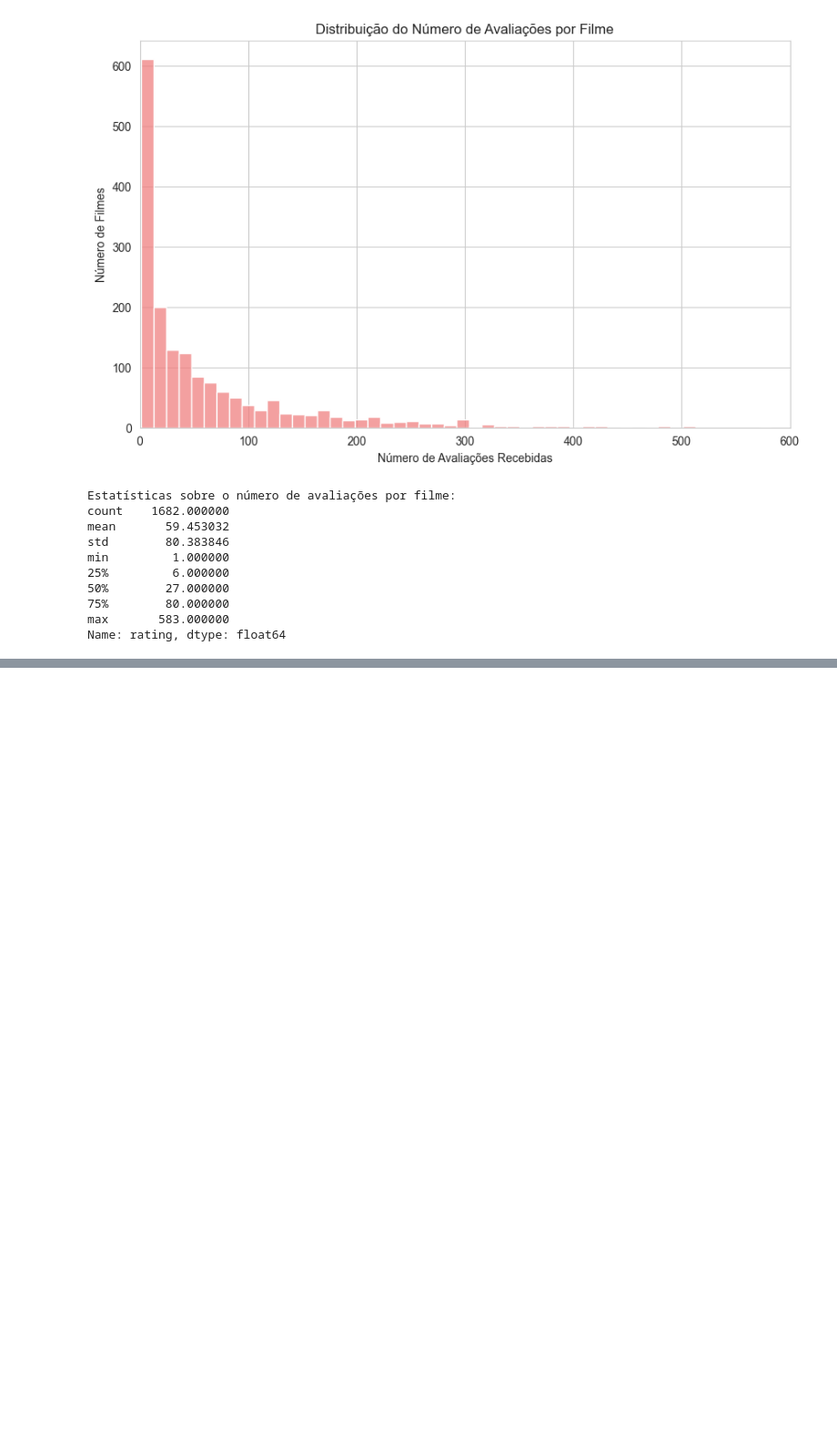
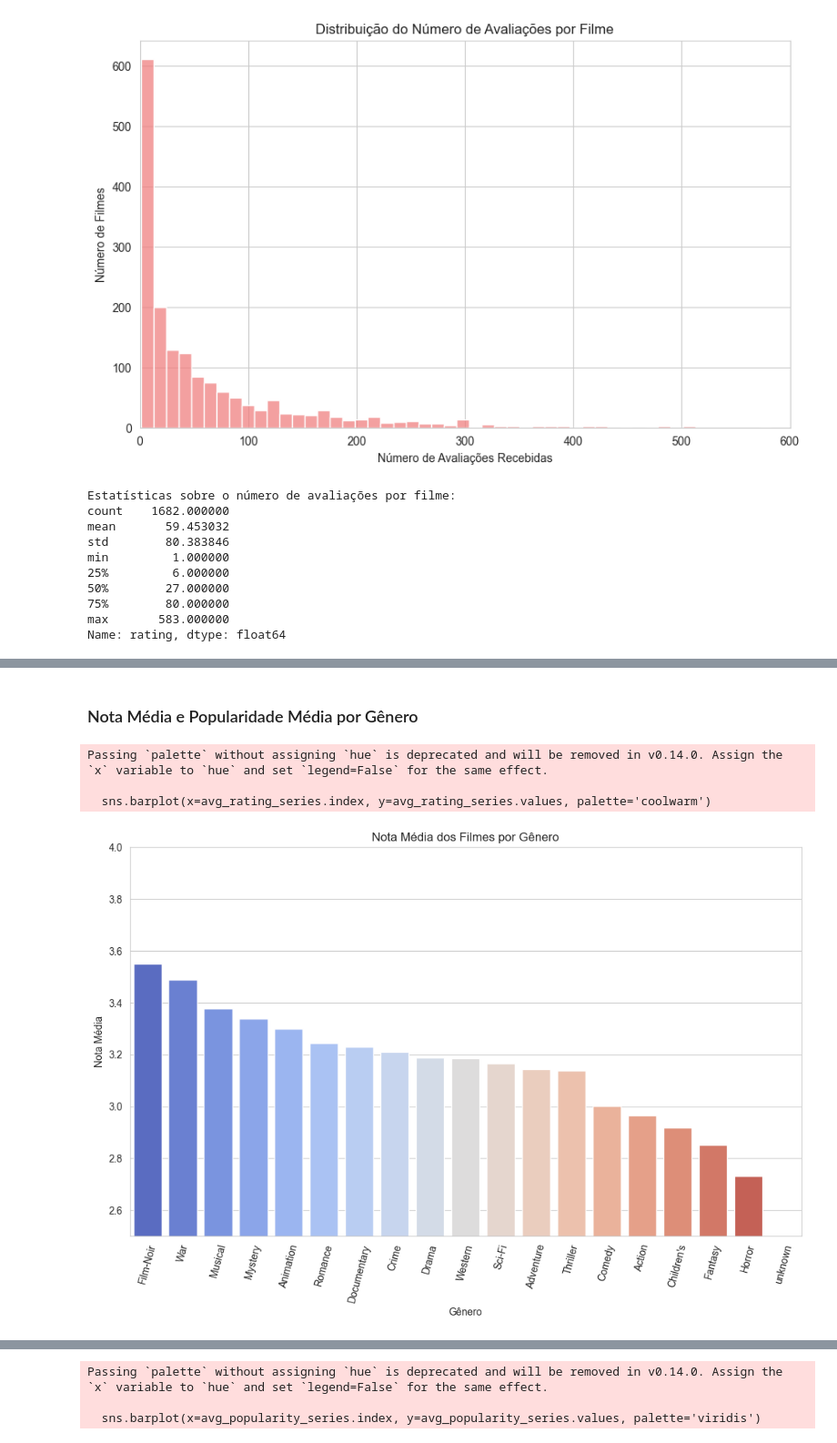
Before and after one commit to Renan-T/movie-recommendation-system, a Jupyter notebook: movie_lens_analysis.ipynb, the cells around one changed output, grey strips where cells are left out. Shown at 91% size. Drawn from its saved outputs; the diff is of its cells as text; code cells hidden in the pictures; blank space fills up the shorter version.

```diff
--- a/movie_lens_analysis.ipynb
+++ b/movie_lens_analysis.ipynb
@@ -244,0 +403,16 @@ Name: rating, dtype: float64
+# %%
+# Recalcula as estatísticas por filme, mantendo movie_id e title
+# Utiliza o DataFrame 'movie_data'
+movie_stats_id = movie_data.groupby(['movie_id', 'title']).agg(
+    rating_mean=('rating', 'mean'),
+    rating_count=('rating', 'count')
+).reset_index()
+
+# Seleciona as colunas relevantes de 'movies' (id, gêneros)
+movie_genres = movies[['movie_id'] + genres]
+
+# Junta as estatísticas com as informações de gênero usando movie_id
+genre_stats = pd.merge(movie_stats_id, movie_genres, on='movie_id', how='left')
+
+print("\n--- DataFrame Combinado para Análise de Gênero (Stats + Genres) ---")
+print(genre_stats.head())
@@ -244,0 +437,57 @@ Name: rating, dtype: float64
+# %% [markdown]
+### Nota Média e Popularidade Média por Gênero
+# %%
+# Dicionários para armazenar os resultados
+avg_rating_by_genre = {}
+avg_popularity_by_genre = {} # Popularidade como número médio de avaliações
+
+# Itera sobre cada gênero (exceto 'unknown')
+for genre in genres:
+    if genre == 'unknown' and genre_stats[genre].sum() == 0: # Pula 'unknown' se não houver filmes
+         continue
+    # Filtra os filmes que pertencem ao gênero atual
+    genre_subset = genre_stats[genre_stats[genre] == 1]
+
+    if not genre_subset.empty:
+        # Calcula a média da nota média para os filmes deste gênero
+        avg_rating = genre_subset['rating_mean'].mean()
+        avg_rating_by_genre[genre] = avg_rating
+
+        # Calcula a média do número de avaliações para os filmes deste gênero
+        avg_popularity = genre_subset['rating_count'].mean()
+        avg_popularity_by_genre[genre] = avg_popularity
+    else:
+         avg_rating_by_genre[genre] = 0
+         avg_popularity_by_genre[genre] = 0
+
+# Converte os resultados em Series do Pandas para facilitar a plotagem
+avg_rating_series = pd.Series(avg_rating_by_genre).sort_values(ascending=False)
+avg_popularity_series = pd.Series(avg_popularity_by_genre).sort_values(ascending=False)
+
+# Visualiza a Nota Média por Gênero
+plt.figure(figsize=(12, 7))
+sns.barplot(x=avg_rating_series.index, y=avg_rating_series.values, palette='coolwarm')
+plt.title('Nota Média dos Filmes por Gênero')
+plt.xlabel('Gênero')
+plt.ylabel('Nota Média')
+plt.xticks(rotation=75)
+plt.ylim(2.5, 4.0) # Ajusta o limite Y para melhor visualização das diferenças
+plt.show()
+print("\n--- Nota Média por Gênero ---")
+print(avg_rating_series)
+
+# Visualiza a Popularidade Média (Nº Médio de Avaliações) por Gênero
+plt.figure(figsize=(12, 7))
+sns.barplot(x=avg_popularity_series.index, y=avg_popularity_series.values, palette='viridis')
+plt.title('Popularidade Média (Nº Médio de Avaliações) por Gênero')
+plt.xlabel('Gênero')
+plt.ylabel('Número Médio de Avaliações por Filme')
+plt.xticks(rotation=75)
+plt.show()
+print("\n--- Popularidade Média por Gênero ---")
+print(avg_popularity_series)
+# %% [output]
+Passing `palette` without assigning `hue` is deprecated and will be removed in v0.14.0. Assign the `x` variable to `hue` and set `legend=False` for the same effect.
+
+  sns.barplot(x=avg_rating_series.index, y=avg_rating_series.values, palette='coolwarm')
+[figure, added]
@@ -244,0 +511,3 @@ Name: rating, dtype: float64
+Passing `palette` without assigning `hue` is deprecated and will be removed in v0.14.0. Assign the `x` variable to `hue` and set `legend=False` for the same effect.
+
+  sns.barplot(x=avg_popularity_series.index, y=avg_popularity_series.values, palette='viridis')
```
Also changed, not shown: parts of 12 cells of this notebook.
